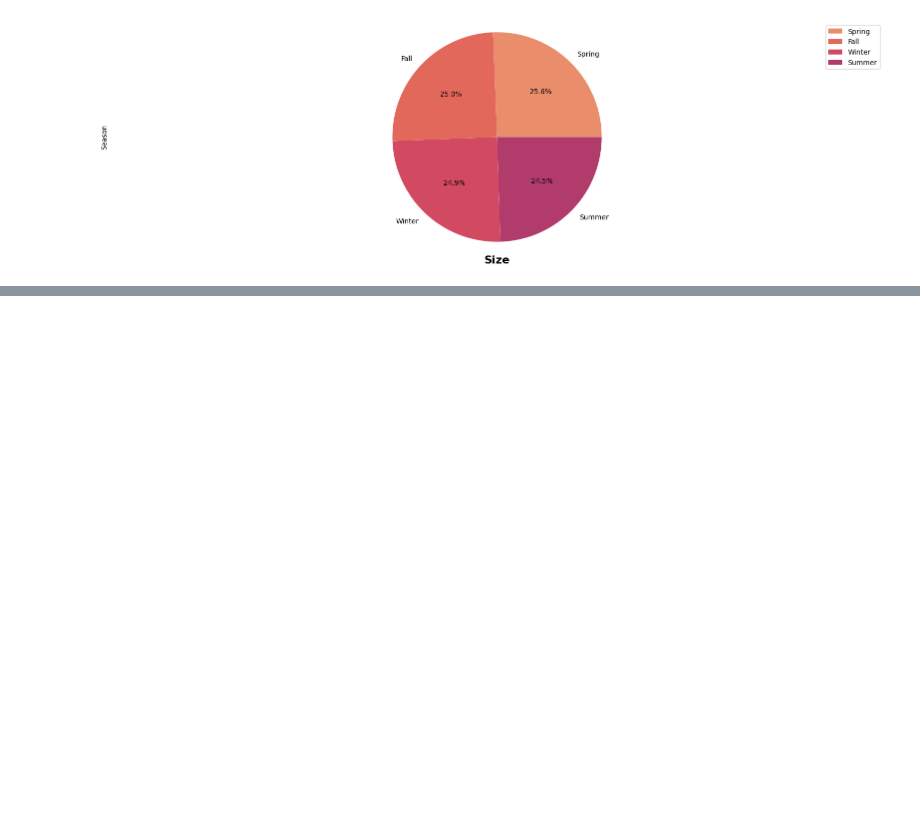
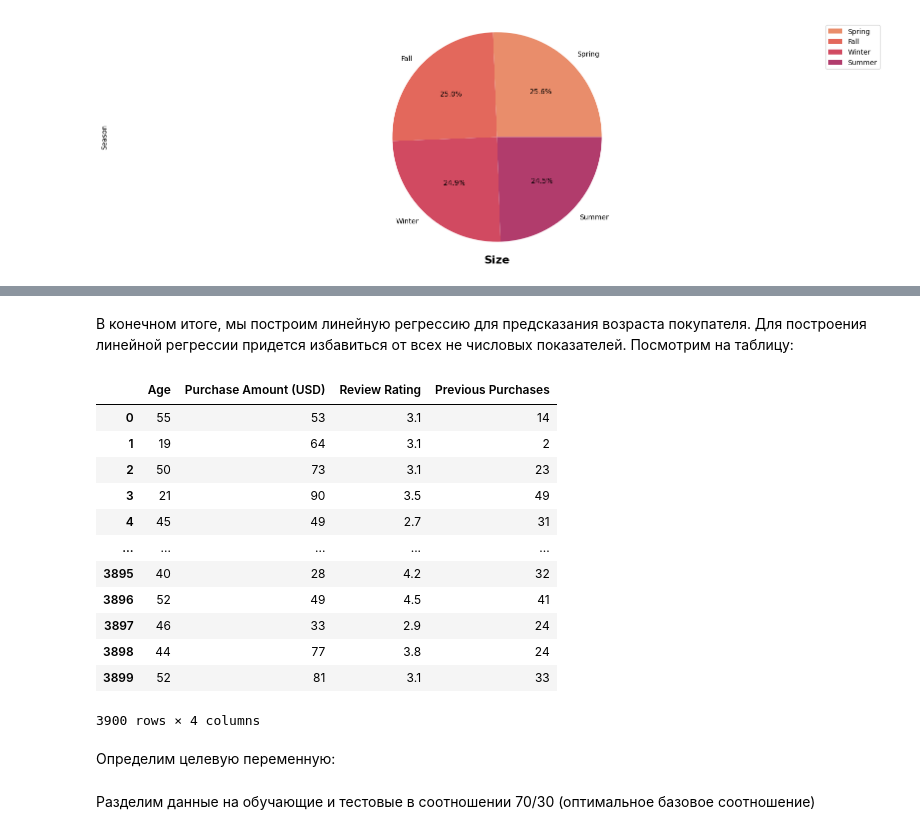
Before and after one commit to helli-op/Linear_Regression, a Jupyter notebook: HIS.ipynb, the cells around one changed output, grey strips where cells are left out. Saved outputs shown, nothing was run; the diff lists cells and outputs as text; code cells hidden in the pictures; blank space fills up the shorter version.

```diff
--- a/HIS.ipynb
+++ b/HIS.ipynb
@@ -168,0 +182,34 @@ plt.show()
+# %% [markdown]
+В конечном итоге, мы построим линейную регрессию для предсказания возраста покупателя. Для построения линейной регрессии придется избавиться от всех не числовых показателей. Посмотрим на таблицу:
+# %%
+df = df.drop("Gender", axis = 1)
+df = df.drop("Item Purchased", axis = 1)
+df = df.drop("Size", axis = 1)
+df = df.drop("Location", axis = 1)
+df = df.drop("Category", axis = 1)
+df = df.drop("Color", axis = 1)
+df = df.drop("Season", axis = 1)
+df = df.drop("Subscription Status", axis = 1)
+df = df.drop("Payment Method", axis = 1)
+df = df.drop("Shipping Type", axis = 1)
+df = df.drop("Discount Applied", axis = 1)
+df = df.drop("Promo Code Used", axis = 1)
+df = df.drop("Preferred Payment Method", axis = 1)
+df = df.drop("Frequency of Purchases", axis = 1)
+df
+# %% [output]
+|  | Age | Purchase Amount (USD) | Review Rating | Previous Purchases |
+| 0 | 55 | 53 | 3.1 | 14 |
+| 1 | 19 | 64 | 3.1 | 2 |
+| 2 | 50 | 73 | 3.1 | 23 |
+| 3 | 21 | 90 | 3.5 | 49 |
+| 4 | 45 | 49 | 2.7 | 31 |
+| ... | ... | ... | ... | ... |
+| 3895 | 40 | 28 | 4.2 | 32 |
+| 3896 | 52 | 49 | 4.5 | 41 |
+| 3897 | 46 | 33 | 2.9 | 24 |
+| 3898 | 44 | 77 | 3.8 | 24 |
+| 3899 | 52 | 81 | 3.1 | 33 |
+3900 rows × 4 columns
+# %% [markdown]
+Определим целевую переменную:
@@ -168,0 +219,2 @@ plt.show()
+# %% [markdown]
+Разделим данные на обучающие и тестовые в соотношении 70/30 (оптимальное базовое соотношение)
```
Also changed, not shown: parts of 4 cells of this notebook.
